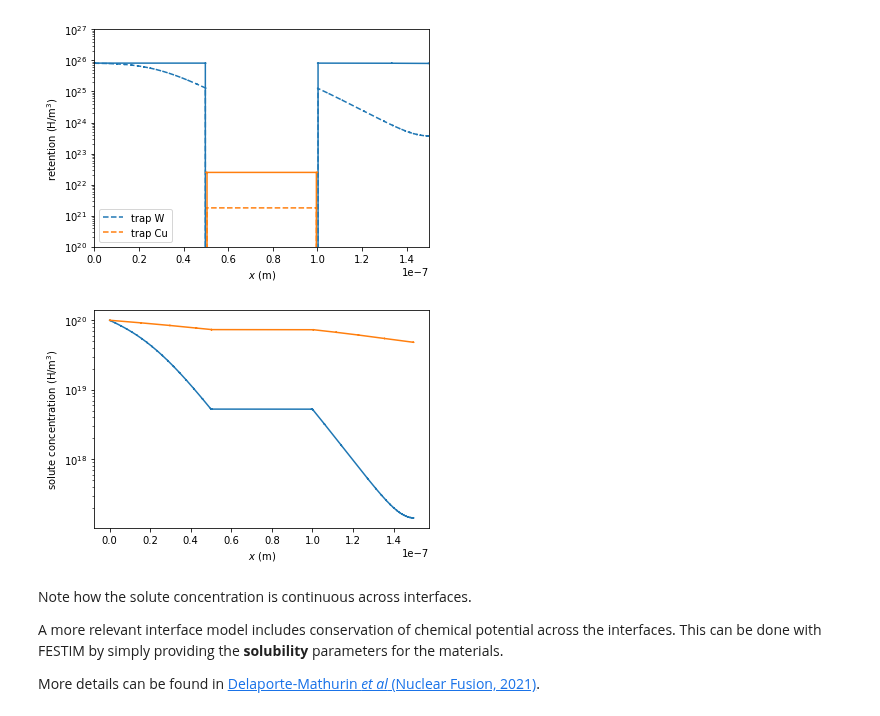
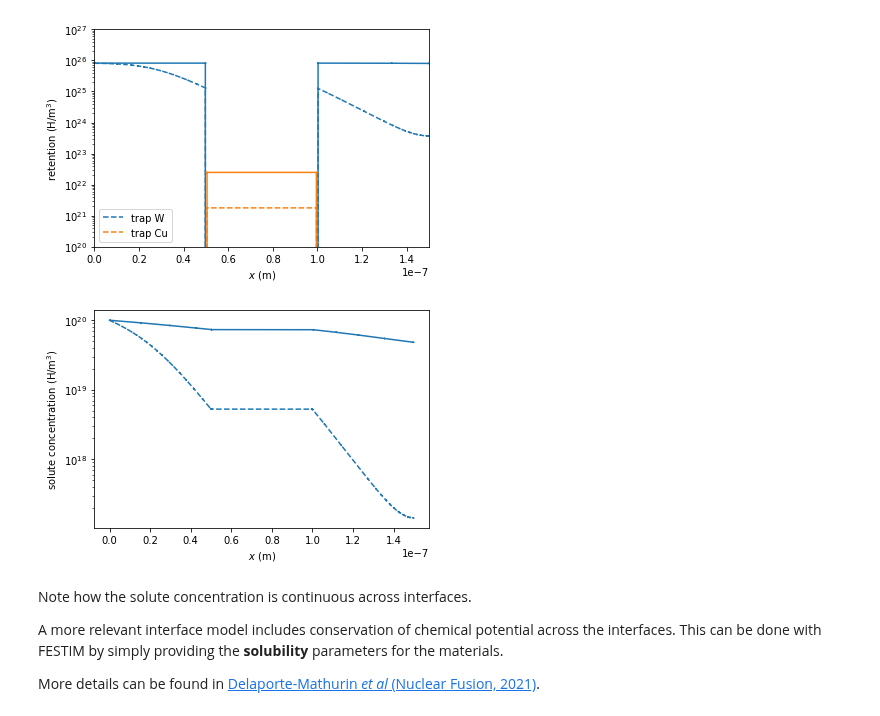
Before and after one commit to festim-dev/FESTIM, a Jupyter notebook: demos/demo_multi_materials.ipynb, the cells around one changed output. Drawn from its saved outputs; the diff is of its cells as text; code cells hidden in the pictures.

```diff
--- a/demos/demo_multi_materials.ipynb
+++ b/demos/demo_multi_materials.ipynb
@@ -242,15 +256,15 @@ plt.show()
 # %%
 solute_1 = np.genfromtxt(folder + '/solute_2000.0s.txt')
 solute_2 = np.genfromtxt(folder + '/solute_17000.0s.txt')
 
-plt.plot(solute_1[:, 0], solute_1[:, 1])
-plt.plot(solute_2[:, 0], solute_2[:, 1])
+plt.plot(solute_1[:, 0], solute_1[:, 1], linestyle="--")
+plt.plot(solute_2[:, 0], solute_2[:, 1], color="tab:blue")
 plt.yscale("log")
 plt.xlabel("$x$ (m)")
 plt.ylabel("solute concentration (H/m$^3$)")
 plt.show()
 # %% [output]
-[figure, old version]
+[figure, new version]
 # %% [markdown]
 Note how the solute concentration is continuous across interfaces.
 
```
Also changed, not shown: parts of 10 cells of this notebook.
